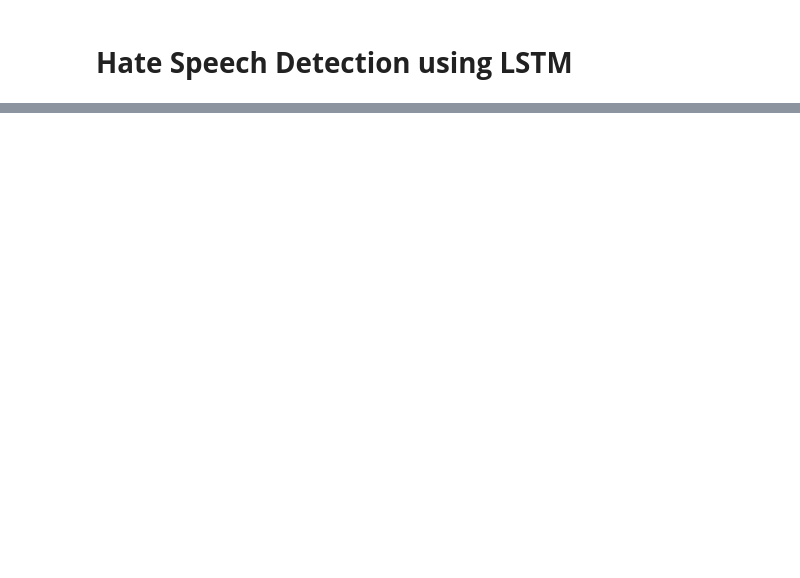
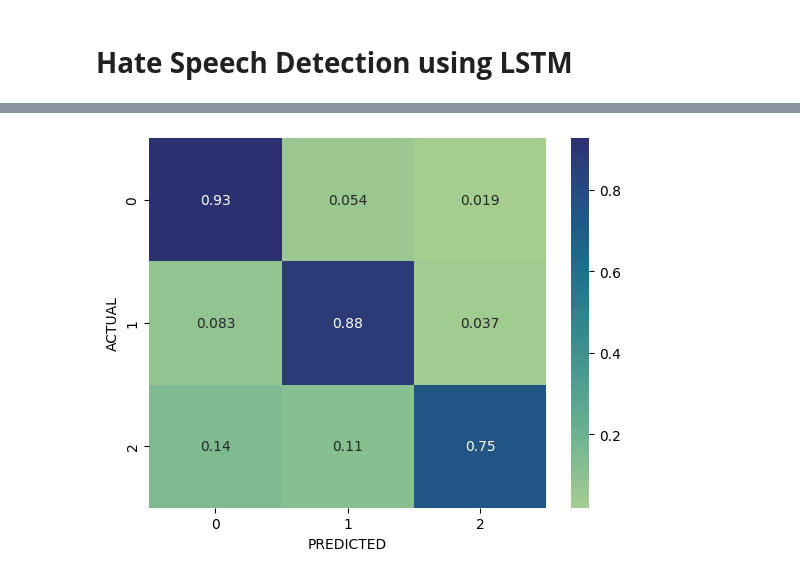
Before and after one commit to FahmidaAkterShimu/Final-Project-using-NLP, a Jupyter notebook: Hate_Speech_Detection_using_LSTM.ipynb, the cells around one changed output, grey strips where cells are left out. Drawn from its saved outputs; the diff is of its cells as text; code cells hidden in the pictures; blank space fills up the shorter version.

```diff
--- a/Hate_Speech_Detection_using_LSTM.ipynb
+++ b/Hate_Speech_Detection_using_LSTM.ipynb
@@ -98,0 +242,3 @@ one_hot_representation[100]
+# %%
+# 11. TRAIN - TEST SPLIT
+X_train, X_test, y_train, y_test = train_test_split(X, y, test_size = 0.2, random_state = 42)
@@ -98,0 +249,20 @@ one_hot_representation[100]
+# %%
+# 12. CREATING MODEL
+
+dimension = 50
+
+model = keras.Sequential([
+    #embedding layer
+    keras.layers.Embedding(vocab_size, dimension, input_length = sentence_length),
+    # LSTM layer
+    keras.layers.LSTM(100,return_sequences=True),
+    keras.layers.LSTM(50, return_sequences=True),
+    keras.layers.LSTM(50),
+    #output layer
+    keras.layers.Dense(3, activation = 'softmax')
+])
+
+#compilation
+model.compile(optimizer = 'adam',
+              loss = 'sparse_categorical_crossentropy',
+              metrics = ['accuracy'])
@@ -98,0 +289,2 @@ one_hot_representation[100]
+# %%
+model.fit(X_train, y_train, epochs = 10, batch_size=32)
@@ -98,0 +319,2 @@ one_hot_representation[100]
+# %%
+pred = np.argmax(model.predict(X_test), axis = -1)
@@ -98,0 +343,7 @@ one_hot_representation[100]
+# %%
+cf = confusion_matrix(y_test, pred, normalize = 'true')
+sns.heatmap(cf, annot = True, cmap = 'crest')
+plt.xlabel('PREDICTED'),
+plt.ylabel('ACTUAL');
+# %% [output]
+[figure, added]
```
Also changed, not shown: parts of 38 cells of this notebook.
